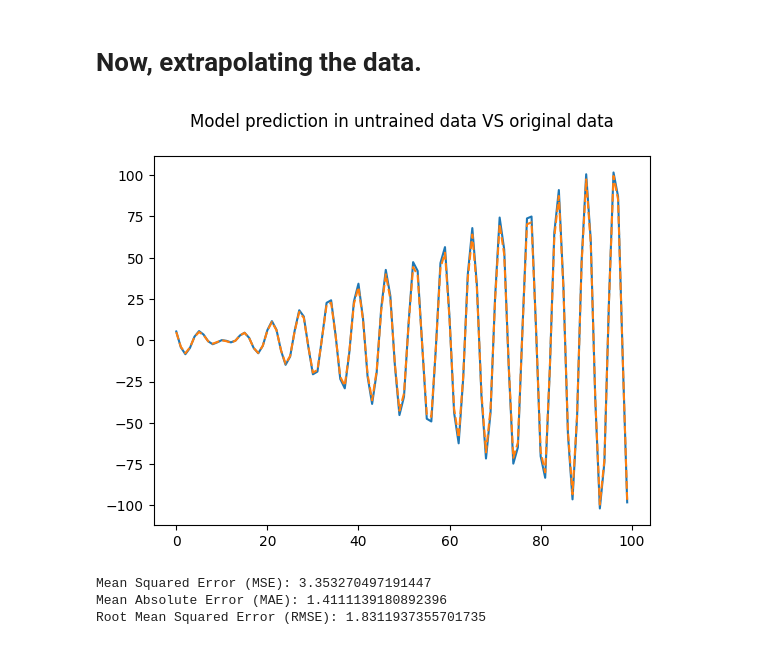
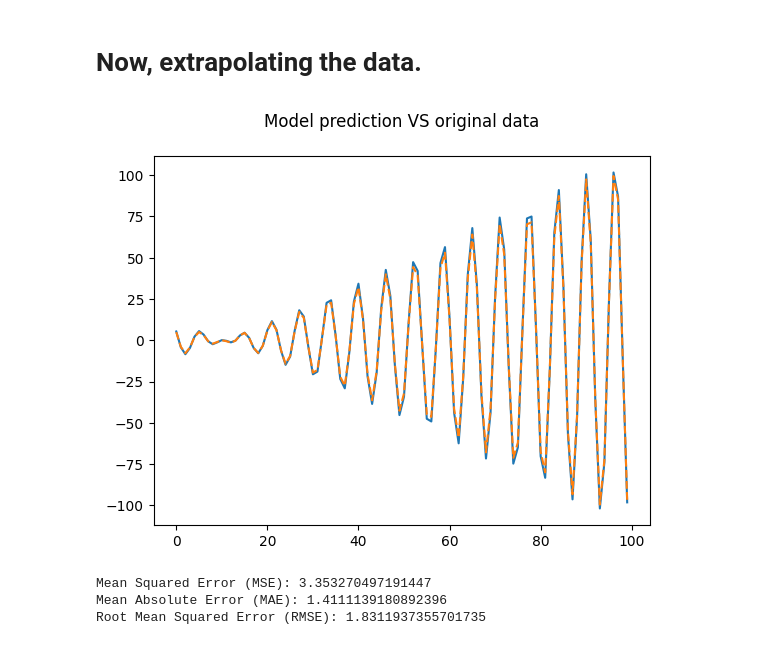
Before and after one commit to CaioMaxximus/Exploring-Different-Curves-with-Linear-Regression, a Jupyter notebook: creating-diferent-curves-with-linear-regression.ipynb, the cells around one changed output. Drawn from its saved outputs; the diff is of its cells as text; code cells hidden in the pictures.

```diff
--- a/creating-diferent-curves-with-linear-regression.ipynb
+++ b/creating-diferent-curves-with-linear-regression.ipynb
@@ -552,13 +535,13 @@ last_non_linear_data_out_sample = ( x * np.sin(x) * (np.cos(np.log(x + 1))) )
 # %%
 out_sample_f = det_proc_f.out_of_sample(100)
 out_sample_f[["sin(1,6.28)" ,"cos(1,6.28)"]] =  out_sample_f[["sin(1,6.28)" ,"cos(1,6.28)"]] * curve_model.predict(det_proc_cuve_D.out_of_sample(100)).reshape(-1,1)
 predicted = last_model2.predict(out_sample_f)
-plt.title("Model prediction in untrained data VS original data\n")
+plt.title("Model prediction VS original data\n")
 plt.plot(predicted)
 plt.plot(last_non_linear_data_out_sample,linestyle = "--")
 plt.show()
 # %% [output]
-[figure, old version]
+[figure, new version]
 # %%
 from sklearn.metrics import mean_squared_error, mean_absolute_error
 
```
Also changed, not shown: parts of 45 cells of this notebook.
